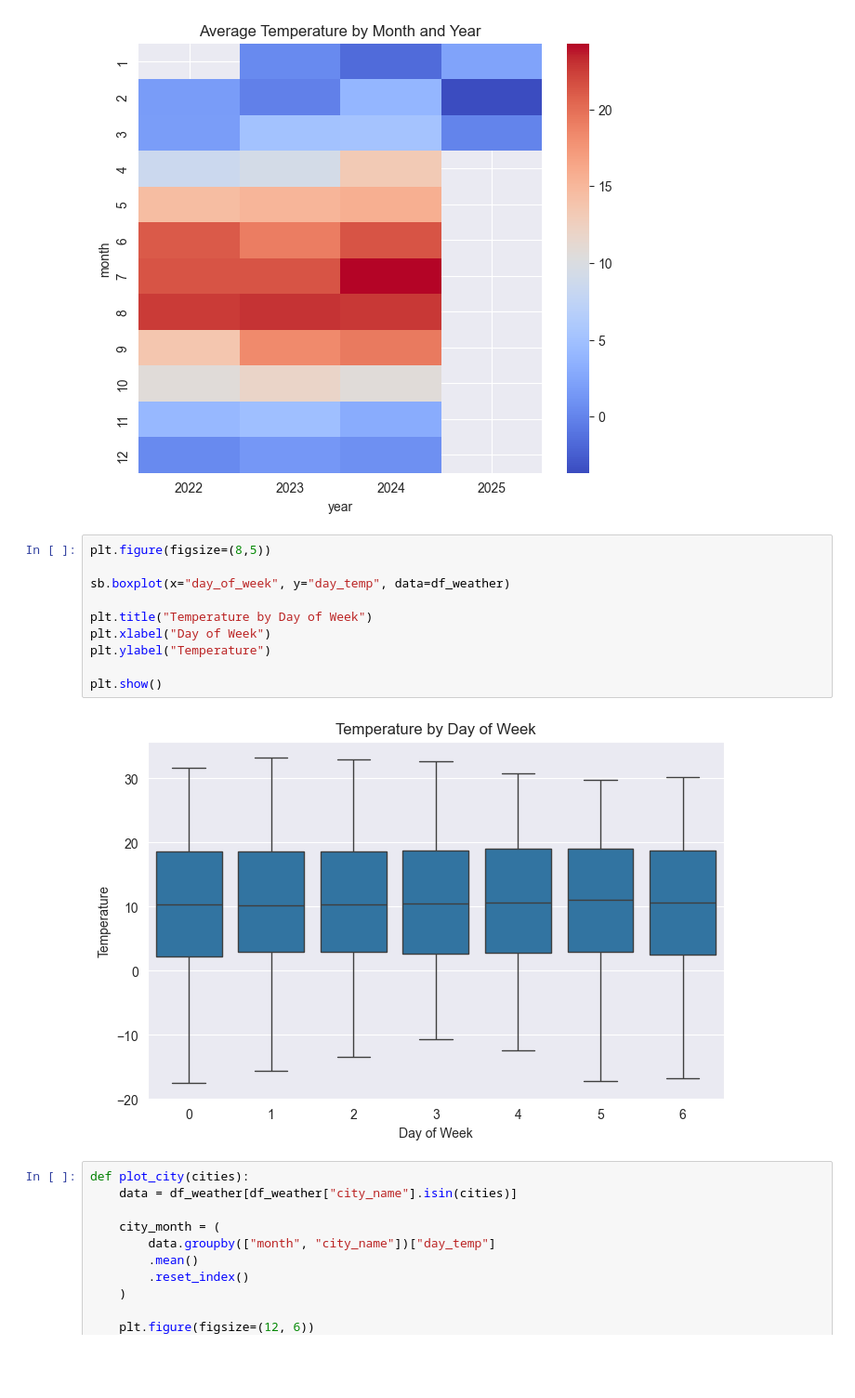
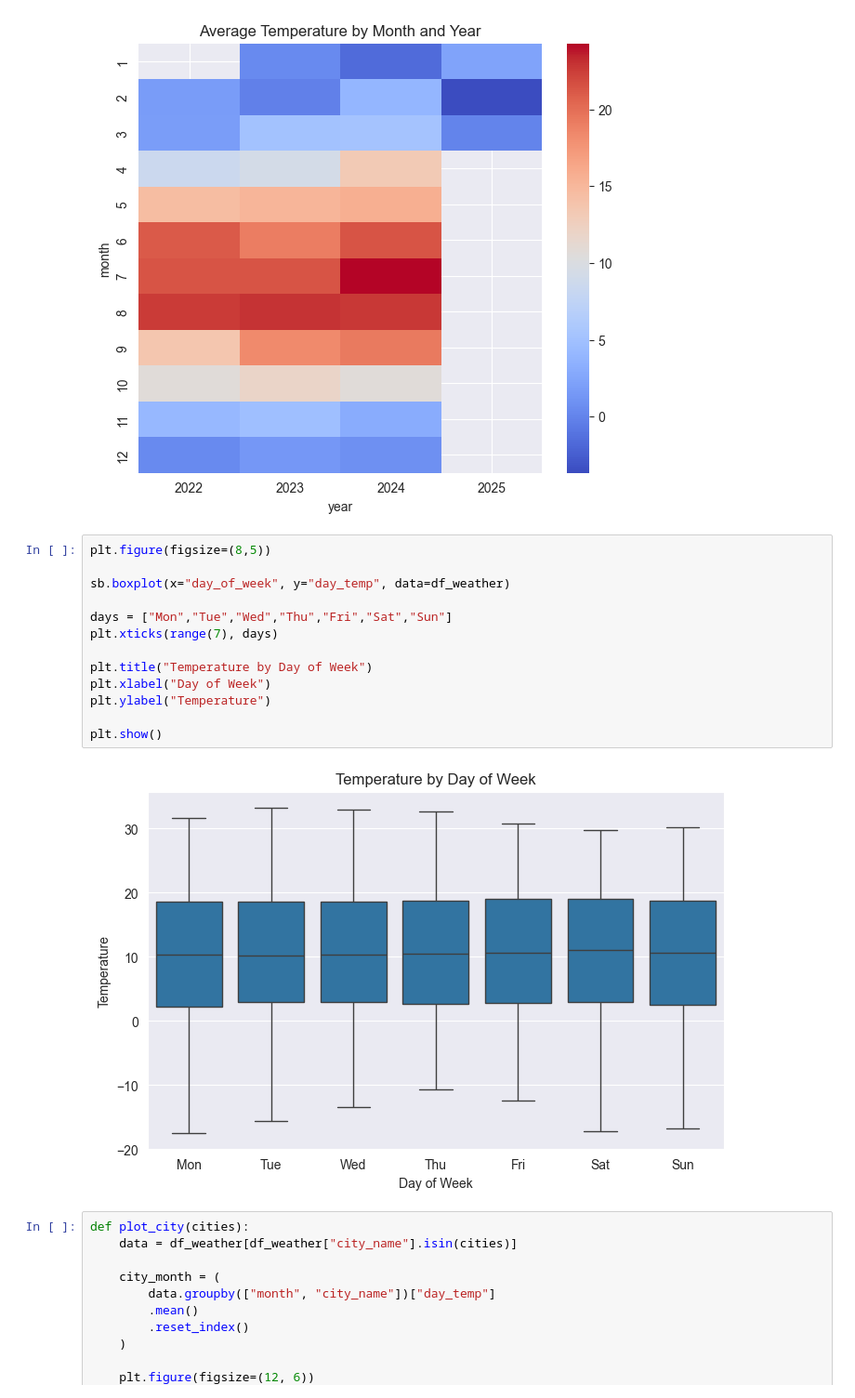
Before and after one commit to khorunzhaviktoriia/war-events-predictor-saas, a Jupyter notebook: forecasting/wether_dataset.ipynb, the cells around one changed output. Shown at 93% size. Saved outputs shown, nothing was run; the diff lists cells and outputs as text; blank space fills up the shorter version.

```diff
--- a/forecasting/wether_dataset.ipynb
+++ b/forecasting/wether_dataset.ipynb
@@ -499,15 +491,18 @@ plt.show()
 # %%
 plt.figure(figsize=(8,5))
 
 sb.boxplot(x="day_of_week", y="day_temp", data=df_weather)
+
+days = ["Mon","Tue","Wed","Thu","Fri","Sat","Sun"]
+plt.xticks(range(7), days)
 
 plt.title("Temperature by Day of Week")
 plt.xlabel("Day of Week")
 plt.ylabel("Temperature")
 
 plt.show()
 # %% [output]
-[figure, old version]
+[figure, new version]
 # %%
 def plot_city(cities):
     data = df_weather[df_weather["city_name"].isin(cities)]
```
Also changed, not shown: parts of 5 cells of this notebook.
